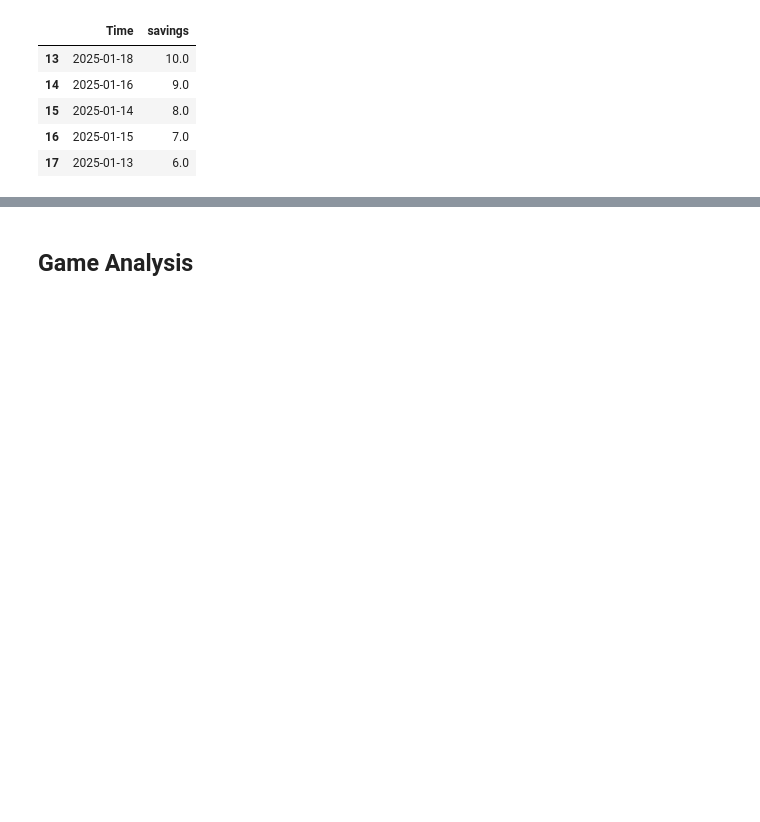
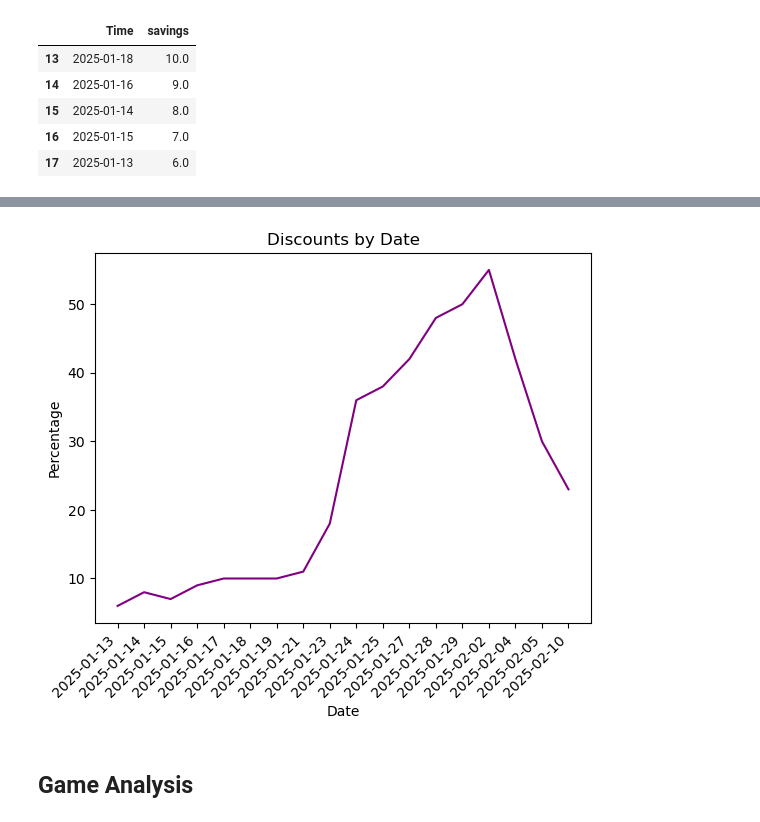
Before and after one commit to Christopher-Arzate/Gaming-Library, a Jupyter notebook: Library Analysis.ipynb, the cells around one changed output, grey strips where cells are left out. Saved outputs shown, nothing was run; the diff lists cells and outputs as text; code cells hidden in the pictures; blank space fills up the shorter version.

```diff
--- a/Library Analysis.ipynb
+++ b/Library Analysis.ipynb
@@ -185,3 +176,12 @@ Now we group the data based on the dates. We found that the best day for discoun
+# %%
+plt.plot(date['Time'], date['savings'], color="purple")
+plt.title('Discounts by Date')
+plt.xlabel('Date')
+plt.ylabel('Percentage')
+plt.xticks(rotation=45, ha='right')
+plt.show()
+# %% [output]
+[figure, added]
 # %% [markdown]
 ## Game Analysis
 # %% [markdown]
```
Also changed, not shown: parts of 39 cells of this notebook.
